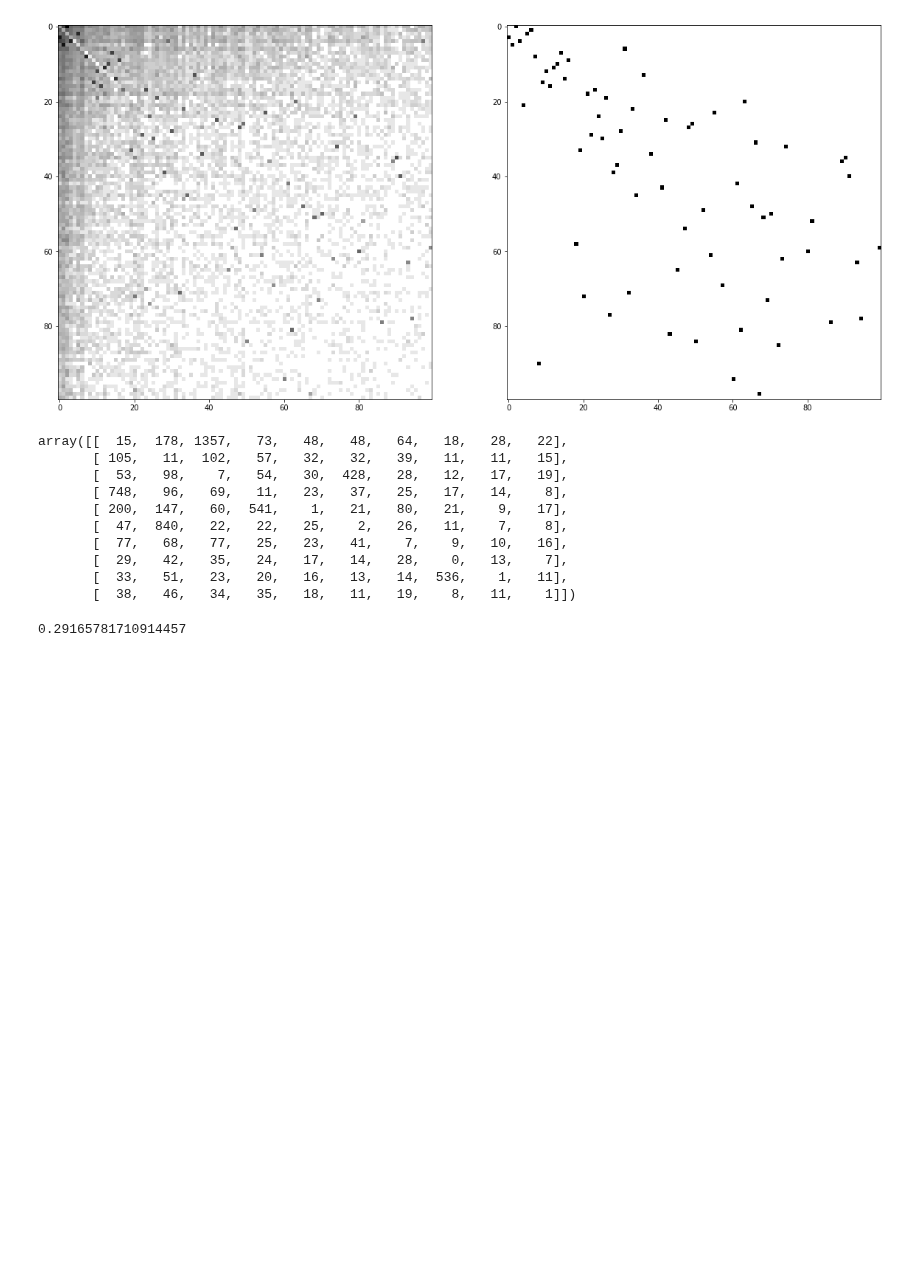
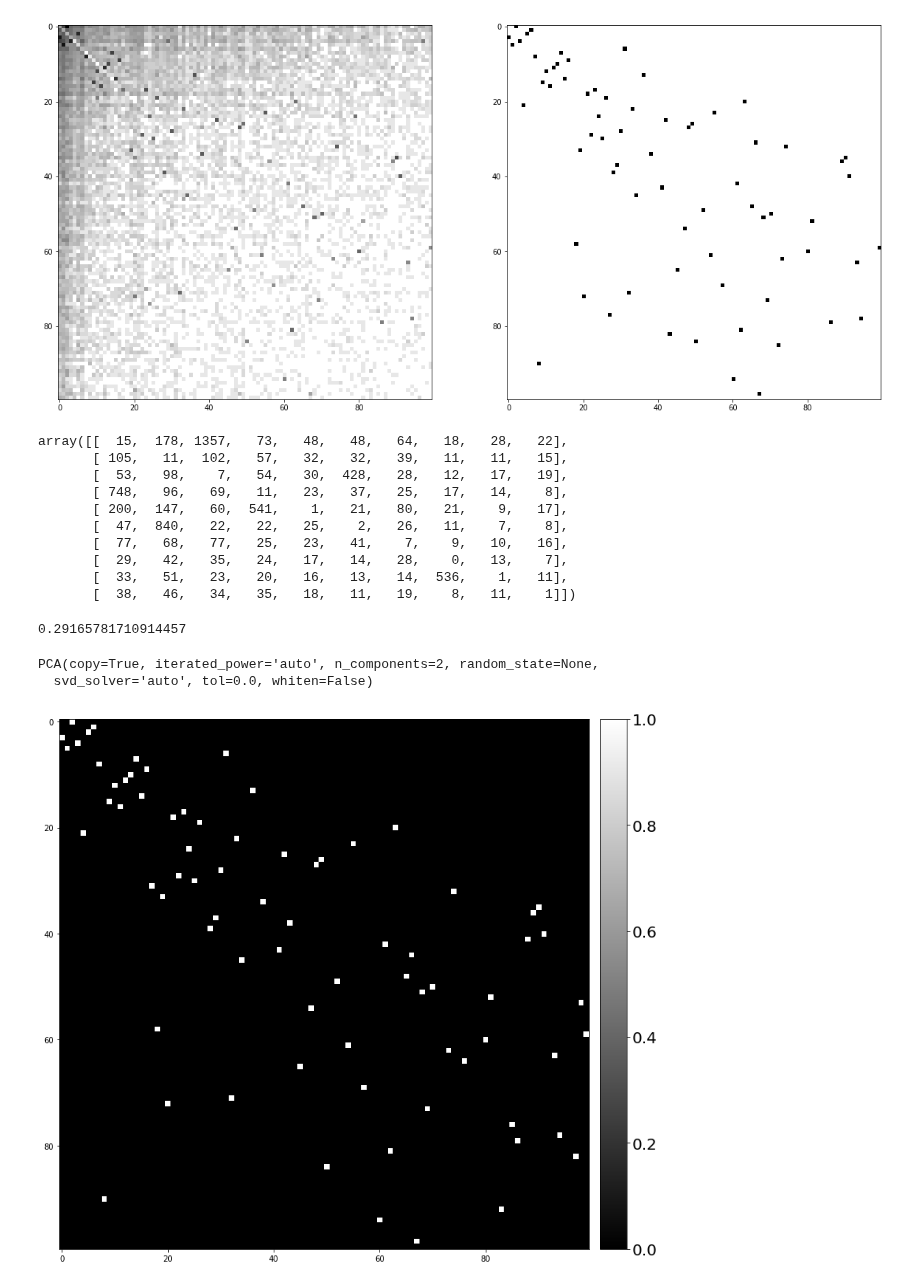
Before and after one commit to rykachevskiy/CRISPR, a Jupyter notebook: article/Slo.ipynb, the cells around one changed output. Saved outputs shown, nothing was run; the diff lists cells and outputs as text; code cells hidden in the pictures; blank space fills up the shorter version.

```diff
--- a/article/Slo.ipynb
+++ b/article/Slo.ipynb
@@ -230,0 +244,5 @@ calc_noise_ratio(restored_gr, gr)
+# %%
+pca.fit(embs)
+# %% [output]
+PCA(copy=True, iterated_power='auto', n_components=2, random_state=None,
+  svd_solver='auto', tol=0.0, whiten=False)
@@ -230,0 +253,6 @@ calc_noise_ratio(restored_gr, gr)
+# %%
+mask = (preds > 0.5)[:100, :100].reshape(10000)
+# %%
+ca.plot_gr(mask.astype(int).reshape(100,100))
+# %% [output]
+[figure, added]
```
Also changed, not shown: parts of 14 cells of this notebook, 5 other files.
